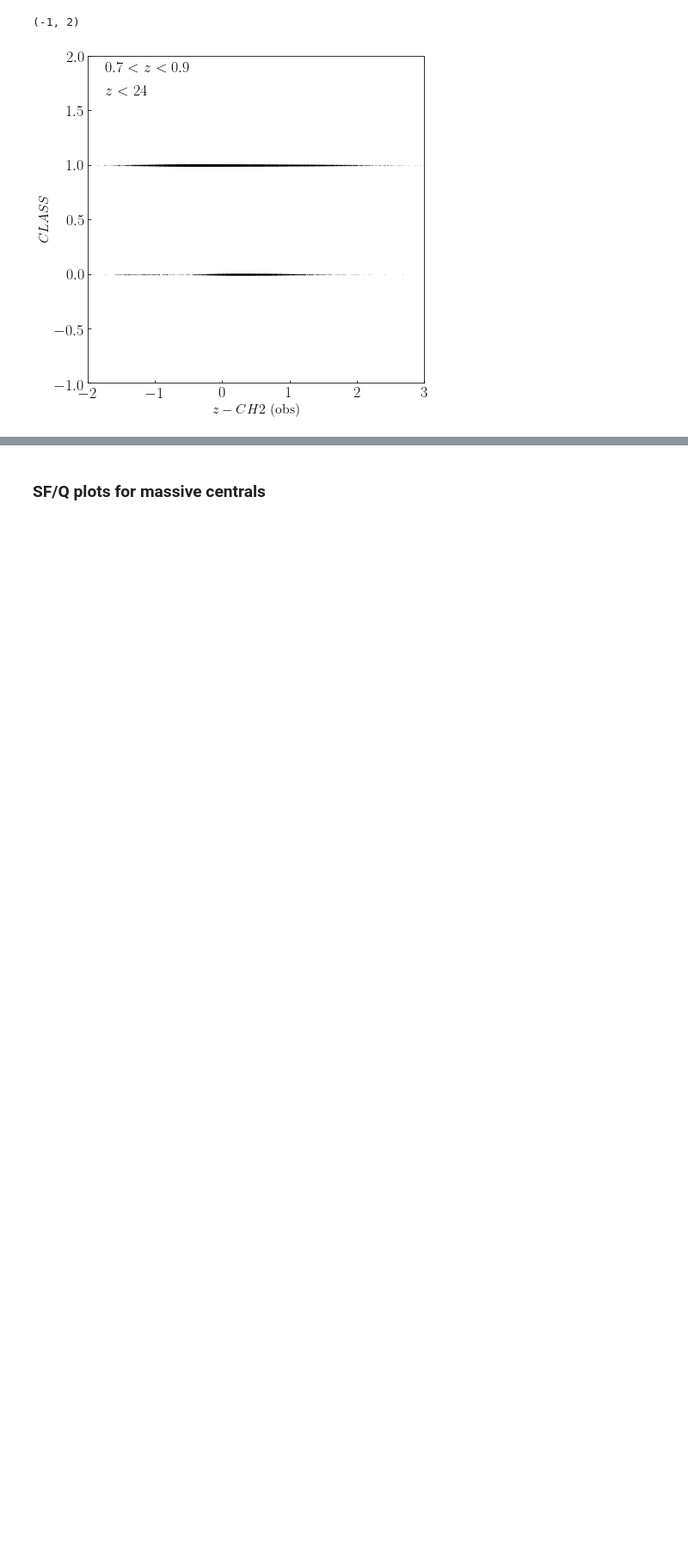
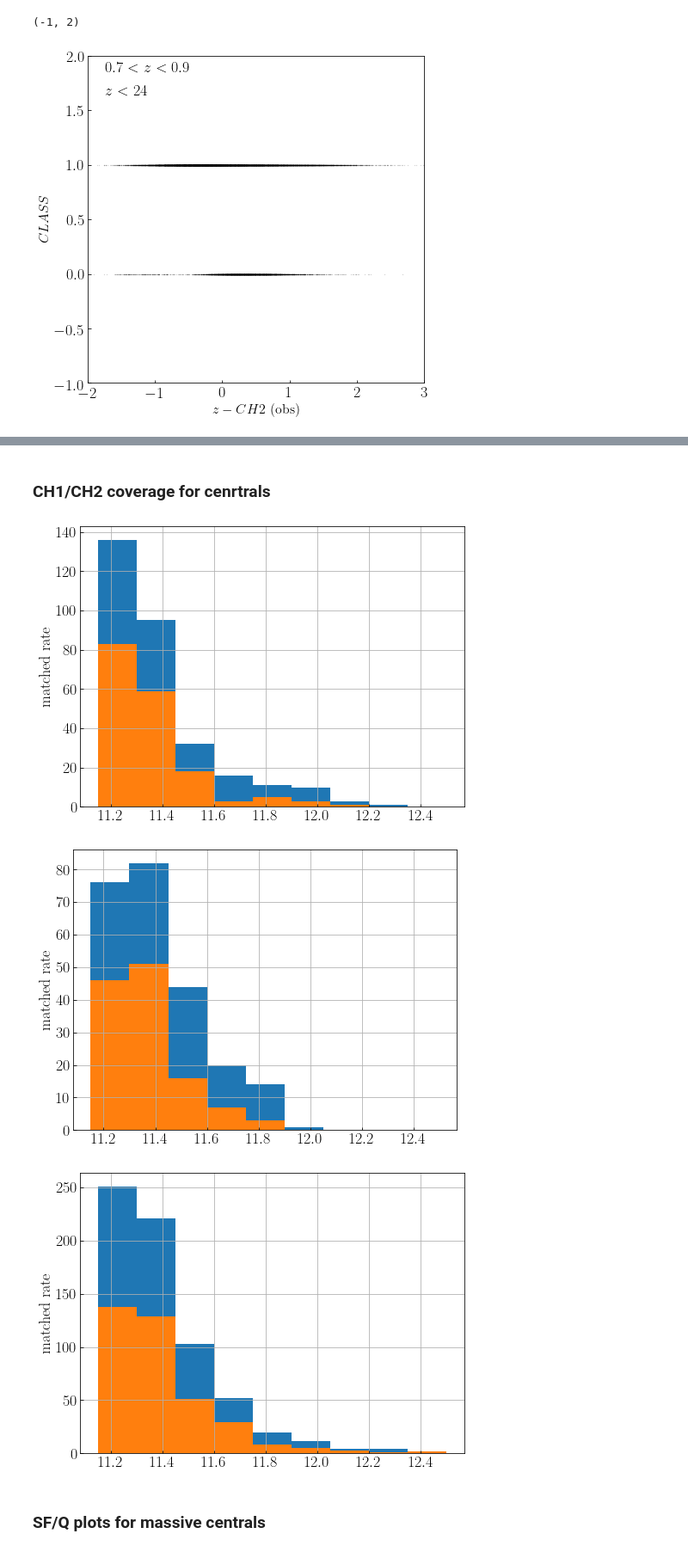
Before and after one commit to LejayChen/massive_gals, a Jupyter notebook: SHIRAZ catalogs.ipynb, the cells around one changed output, grey strips where cells are left out. Shown at 86% size. Drawn from its saved outputs; the diff is of its cells as text; code cells hidden in the pictures; blank space fills up the shorter version.

```diff
--- a/SHIRAZ catalogs.ipynb
+++ b/SHIRAZ catalogs.ipynb
@@ -37,11 +52,11 @@ import os
 # %%
 cat_shiraz_ch1_name = '/Volumes/LejaySSD/SHIRAZ_catalogs/COSMOS_scosmos_ext_CH1_trim.fits'
 cat_shiraz_ch2_name = '/Volumes/LejaySSD/SHIRAZ_catalogs/COSMOS_scosmos_ext_CH2_trim.fits'
-cat_cosmo2020_photometry_name = '/Volumes/LejaySSD/COSMOS2020/COSMOS2020_CLASSIC_v1.8.1_formatted_trim.fits'
+cat_cosmo2020_photometry_name = '/Volumes/LejaySSD/COSMOS2020/COSMOS2020_CLASSIC_v1.8.1_formatted_column_renamed.fits'
 cat_v8_name = 'COSMOS2020_Laigle_Vincent_added.fits'
 combined_cat_name = 'COSMOS2020_Laigle_Vincent_SHIRAZ_added.fits'
 
-#CH1
+#CH1 and v8
 cmd = 'java -jar stilts.jar tmatch2 in1='+ cat_v8_name + \
                 ' in2='+cat_shiraz_ch1_name+' find=best join=all1 matcher=sky params=1.0 values1="RA DEC"' + \
                 ' values2="ALPHA_J2000_CH1 DELTA_J2000_CH1" out='+combined_cat_name
@@ -246,2 +278,24 @@ plt.ylim([-1,2])
+# %% [markdown]
+### CH1/CH2 coverage for cenrtrals
+# %%
+# matched fraction at different masses
+
+for z in [0.4, 0.6, 0.8]:
+    fig = plt.figure(figsize=(8,6))
+    central_shiraz_added_z = Table.read('CUT_deep_catalogs/radial_dist_code/central_cat/isolated_COSMOS_deep_11.15_'+str(z)+'_central_SHIRAZ_added.fits')
+    central_shiraz_matched_z = central_shiraz_added_z[~np.isnan(central_shiraz_added_z['MAG_APER_CH2'])]
+
+    mass_bins = np.linspace(11.15,12.5,10)
+    plt.hist(central_shiraz_added_z['MASS_MED'],bins=mass_bins)
+    plt.hist(central_shiraz_matched_z['MASS_MED'],bins=mass_bins)
+
+    plt.ylabel('matched rate', fontsize=18)
+    plt.grid()
+    plt.show()
+    plt.close()
+# %% [output]
+[figure, added]
+[figure, added]
+[figure, added]
 # %% [markdown]
 ### SF/Q plots for massive centrals
```
Also changed, not shown: parts of 11 cells of this notebook, 1 other file.
